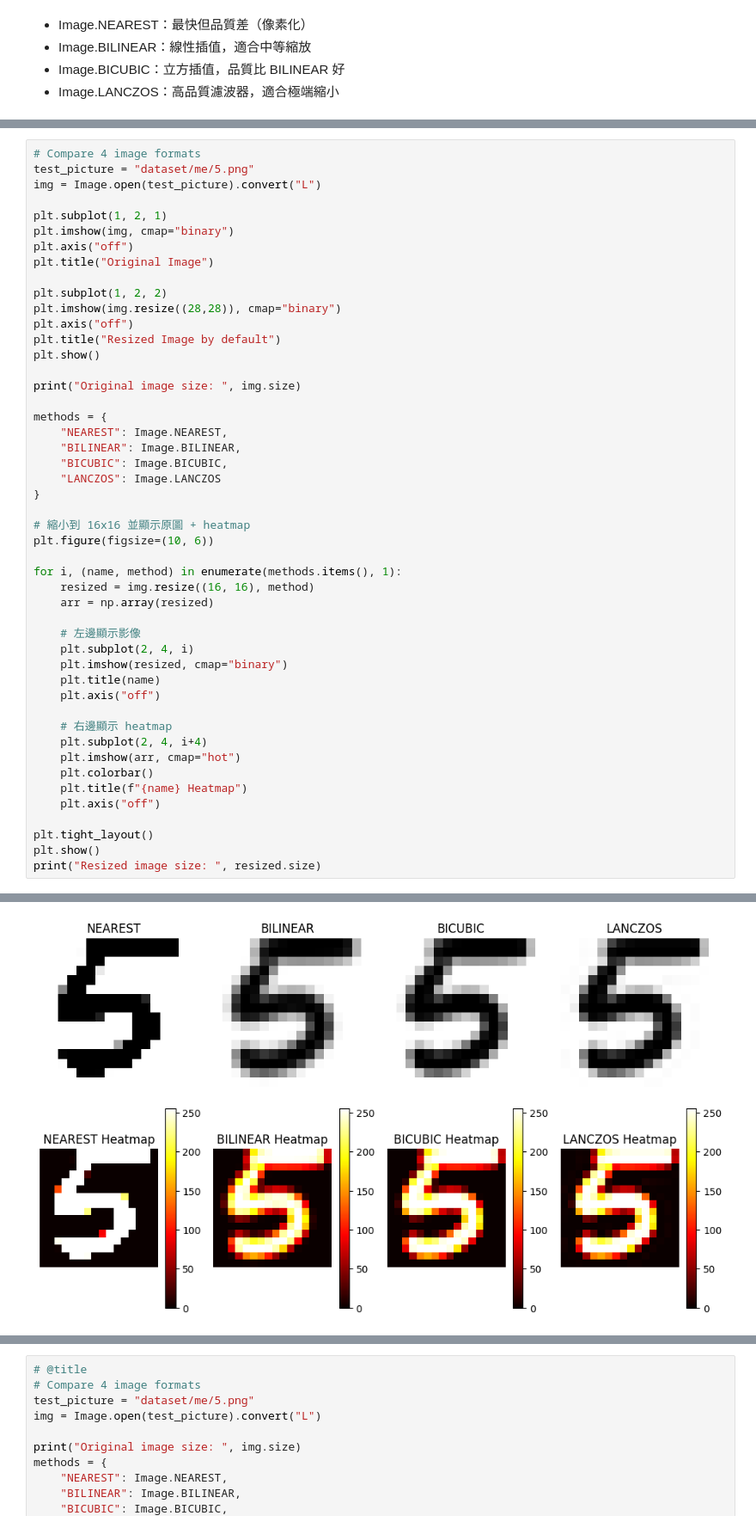
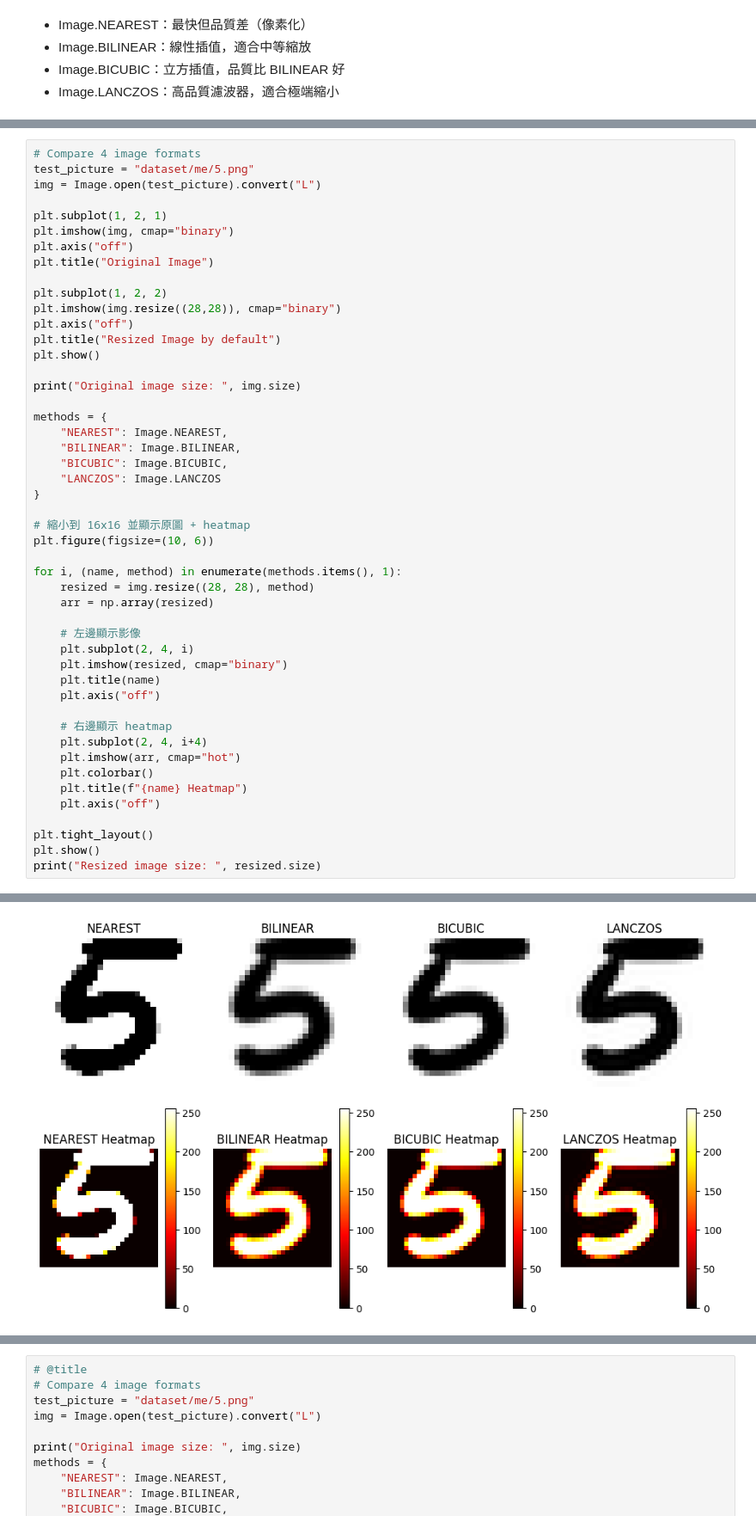
Before and after one commit to w114050009-maker/MathAnalysisDataSci, a Jupyter notebook: DataSciMath_HW2_HandWrittenClf(MNIST).ipynb, the cells around one changed output, grey strips where cells are left out. Shown at 86% size. Saved outputs shown, nothing was run; the diff lists cells and outputs as text.

```diff
--- a/DataSciMath_HW2_HandWrittenClf(MNIST).ipynb
+++ b/DataSciMath_HW2_HandWrittenClf(MNIST).ipynb
@@ -119,32 +119,32 @@ methods = {
     "BILINEAR": Image.BILINEAR,
     "BICUBIC": Image.BICUBIC,
     "LANCZOS": Image.LANCZOS
 }
 
 # 縮小到 16x16 並顯示原圖 + heatmap
 plt.figure(figsize=(10, 6))
 
 for i, (name, method) in enumerate(methods.items(), 1):
-    resized = img.resize((16, 16), method)
+    resized = img.resize((28, 28), method)
     arr = np.array(resized)
 
     # 左邊顯示影像
     plt.subplot(2, 4, i)
     plt.imshow(resized, cmap="binary")
     plt.title(name)
     plt.axis("off")
 
     # 右邊顯示 heatmap
     plt.subplot(2, 4, i+4)
     plt.imshow(arr, cmap="hot")
     plt.colorbar()
     plt.title(f"{name} Heatmap")
     plt.axis("off")
 
 plt.tight_layout()
 plt.show()
 print("Resized image size: ", resized.size)
 # %% [output]
 [figure]
 Original image size:  (250, 250)
-[figure, old version]
+[figure, new version]
```
Also changed, not shown: parts of 43 cells of this notebook.
